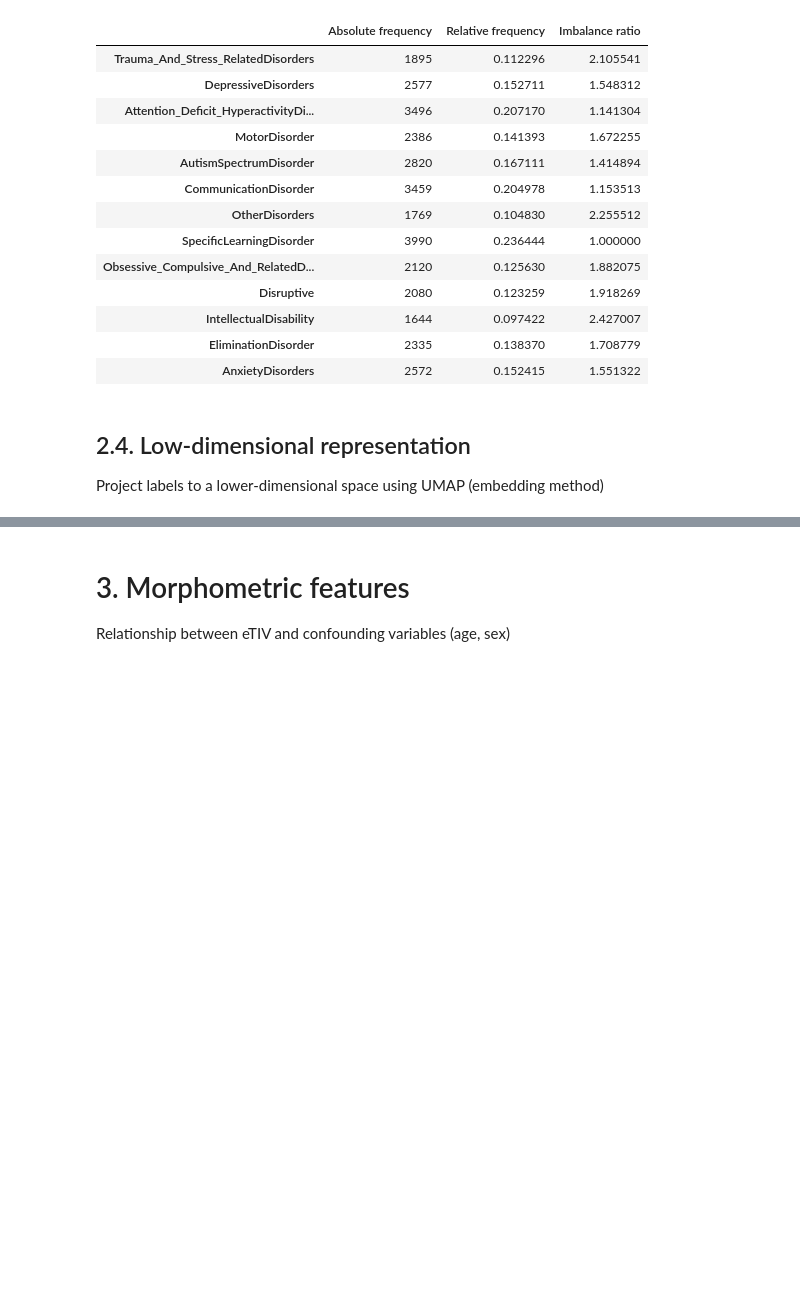
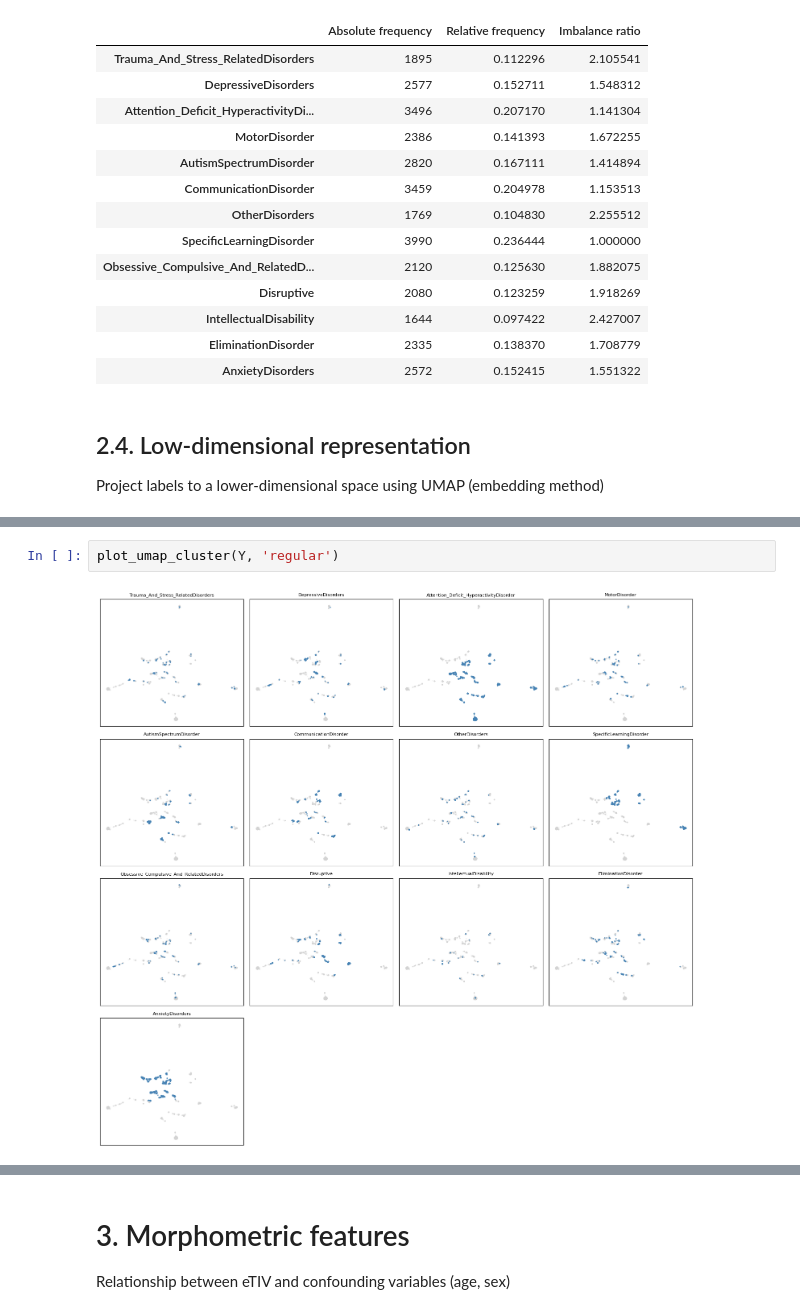
Before and after one commit to damian-jazz/comorbidity_prediction, a Jupyter notebook: data_inspection.ipynb, the cells around one changed output, grey strips where cells are left out. Cells and saved outputs as stored; diff of their text form; blank space fills up the shorter version.

```diff
--- a/data_inspection.ipynb
+++ b/data_inspection.ipynb
@@ -218,0 +227,4 @@ plot_umap_combined(X, Y, 'morphometric_dataset')
+# %%
+plot_umap_cluster(Y, 'regular')
+# %% [output]
+[figure, added]
```
Also changed, not shown: parts of 6 cells of this notebook, 1 other file.
